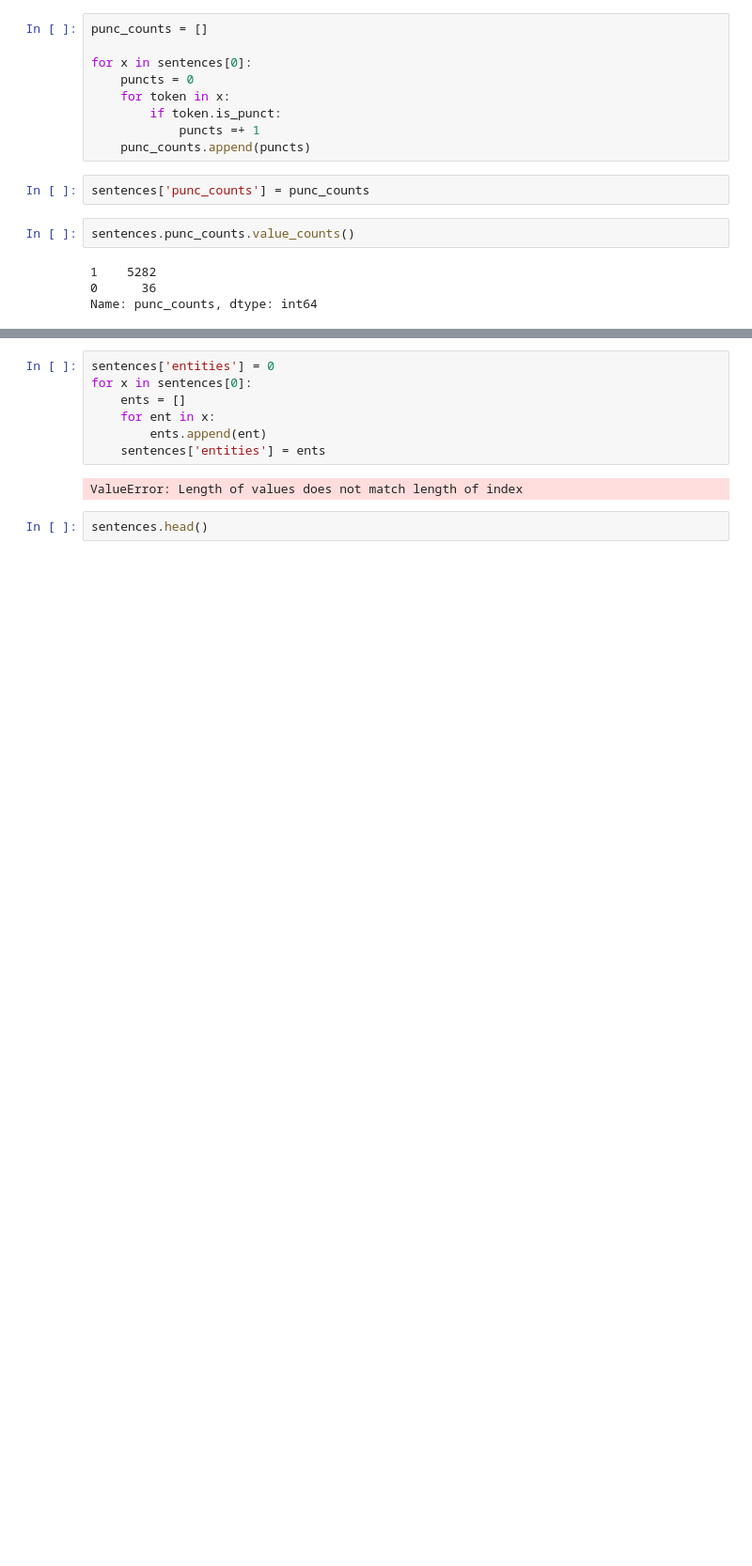
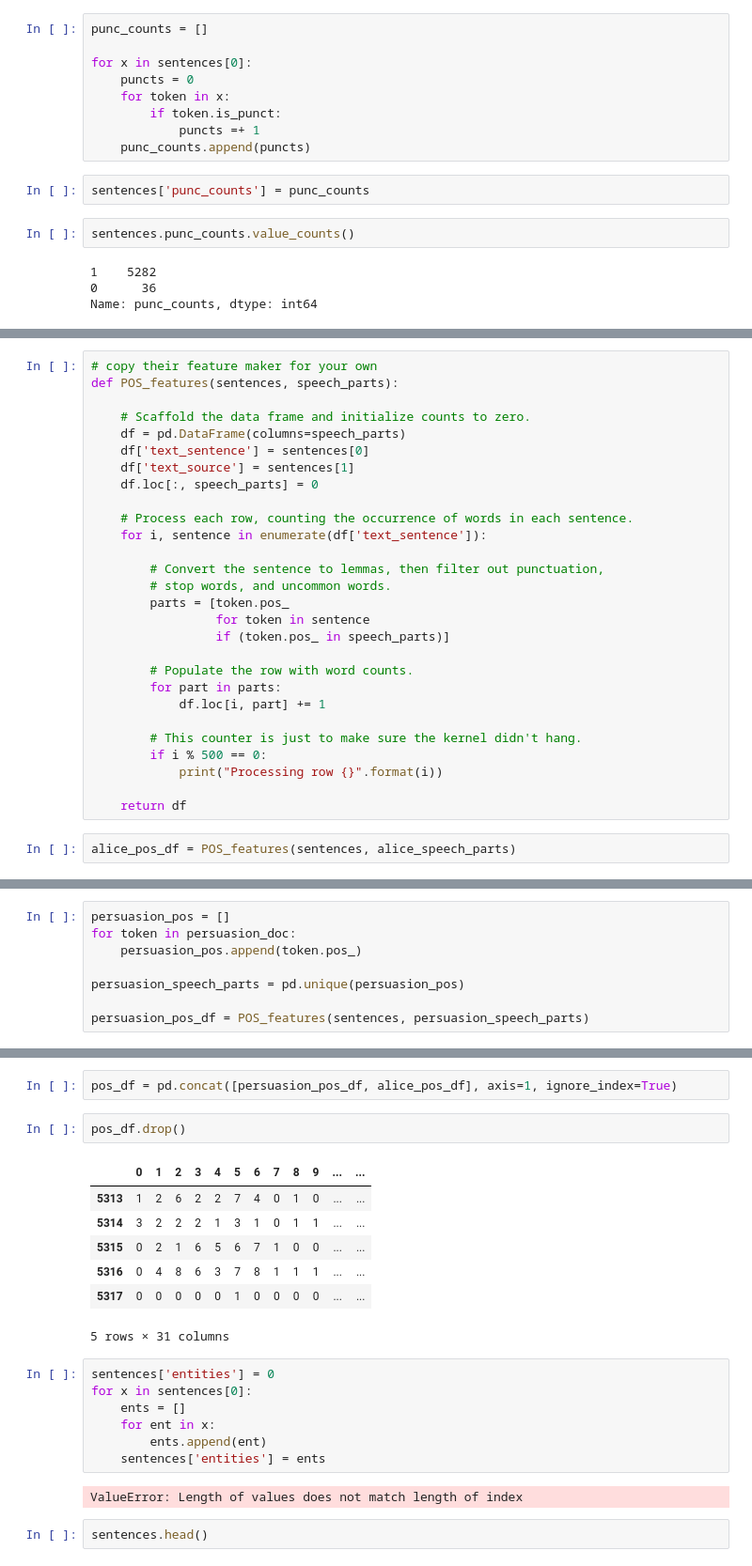
Before and after one commit to Schmidt8181/UnsupervisedLearning, a Jupyter notebook: NLPPractice.ipynb, the cells around one changed output, grey strips where cells are left out. Shown at 94% size. Drawn from its saved outputs; the diff is of its cells as text; blank space fills up the shorter version.

```diff
--- a/NLPPractice.ipynb
+++ b/NLPPractice.ipynb
@@ -284,0 +296,30 @@ Name: punc_counts, dtype: int64
+# %%
+# copy their feature maker for your own
+def POS_features(sentences, speech_parts):
+
+    # Scaffold the data frame and initialize counts to zero.
+    df = pd.DataFrame(columns=speech_parts)
+    df['text_sentence'] = sentences[0]
+    df['text_source'] = sentences[1]
+    df.loc[:, speech_parts] = 0
+
+    # Process each row, counting the occurrence of words in each sentence.
+    for i, sentence in enumerate(df['text_sentence']):
+
+        # Convert the sentence to lemmas, then filter out punctuation,
+        # stop words, and uncommon words.
+        parts = [token.pos_
+                 for token in sentence
+                 if (token.pos_ in speech_parts)]
+
+        # Populate the row with word counts.
+        for part in parts:
+            df.loc[i, part] += 1
+
+        # This counter is just to make sure the kernel didn't hang.
+        if i % 500 == 0:
+            print("Processing row {}".format(i))
+
+    return df
+# %%
+alice_pos_df = POS_features(sentences, alice_speech_parts)
@@ -284,0 +338,8 @@ Name: punc_counts, dtype: int64
+# %%
+persuasion_pos = []
+for token in persuasion_doc:
+    persuasion_pos.append(token.pos_)
+
+persuasion_speech_parts = pd.unique(persuasion_pos)
+
+persuasion_pos_df = POS_features(sentences, persuasion_speech_parts)
@@ -285,3 +358,15 @@ Name: punc_counts, dtype: int64
+# %%
+pos_df = pd.concat([persuasion_pos_df, alice_pos_df], axis=1, ignore_index=True)
+# %%
+pos_df.drop()
+# %% [output]
+|  | 0 | 1 | 2 | 3 | 4 | 5 | 6 | 7 | 8 | 9 | ... | ... |
+| 5313 | 1 | 2 | 6 | 2 | 2 | 7 | 4 | 0 | 1 | 0 | ... | ... |
+| 5314 | 3 | 2 | 2 | 2 | 1 | 3 | 1 | 0 | 1 | 1 | ... | ... |
+| 5315 | 0 | 2 | 1 | 6 | 5 | 6 | 7 | 1 | 0 | 0 | ... | ... |
+| 5316 | 0 | 4 | 8 | 6 | 3 | 7 | 8 | 1 | 1 | 1 | ... | ... |
+| 5317 | 0 | 0 | 0 | 0 | 0 | 1 | 0 | 0 | 0 | 0 | ... | ... |
+5 rows × 31 columns
 # %%
 sentences['entities'] = 0
 for x in sentences[0]:
```
Also changed, not shown: parts of 5 cells of this notebook, 1 other file.
